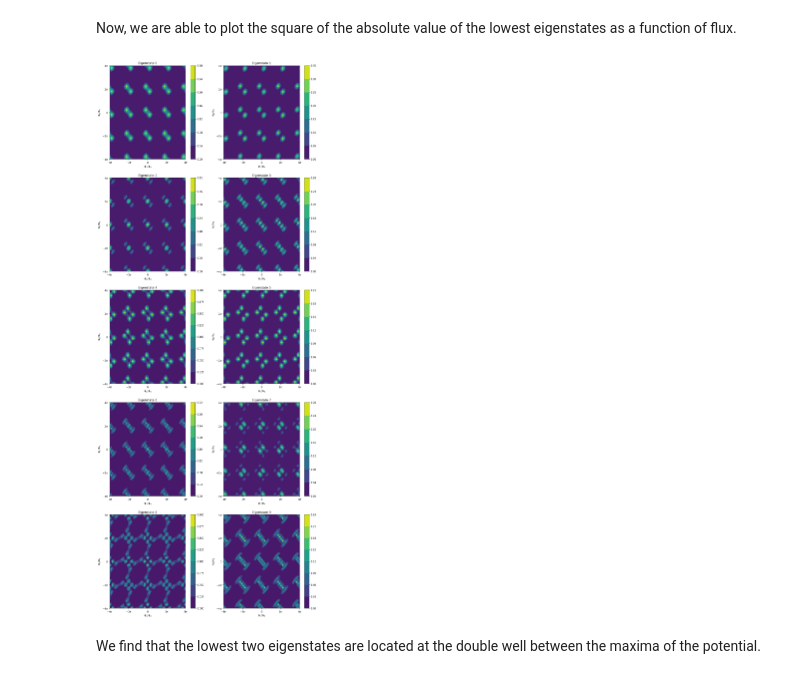
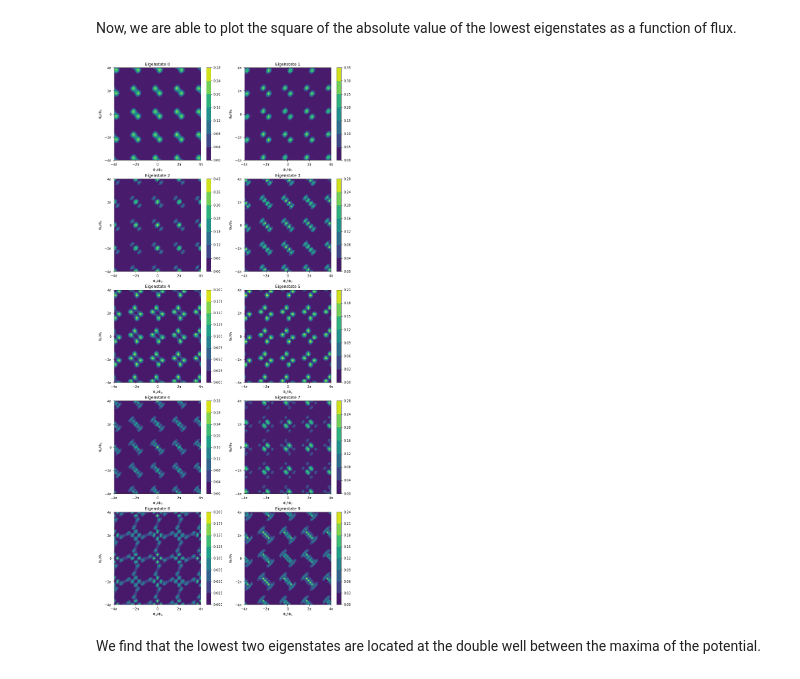
Before and after one commit to PhilippAumann/circuitq, a Jupyter notebook: docs/fluxqubit.ipynb, the cells around one changed output. Saved outputs shown, nothing was run; the diff lists cells and outputs as text; code cells hidden in the pictures.

```diff
--- a/docs/fluxqubit.ipynb
+++ b/docs/fluxqubit.ipynb
@@ -80,21 +84,21 @@ eigs = circuit.estates_in_phi_basis
 # %% [markdown]
 Now, we are able to plot the square of the absolute value of the lowest eigenstates as a function of flux.
 # %%
-plt.figure(figsize=(15,40))
+plt.figure(figsize=(13,30))
 for n in range(10):
     plt.subplot(5,2, n+1)
     plt.contourf(circuit.flux_list, circuit.flux_list,
-                 abs(np.array(eigs[n].reshape(circuit.n_dim,circuit.n_dim)))**2)
+      abs(np.array(eigs[n].reshape(circuit.n_dim,circuit.n_dim)).transpose())**2)
     plt.colorbar()
     plt.title("Eigenstate " + str(n) )
     plt.xticks(np.linspace(-4*np.pi, 4*np.pi, 5)*circuit.phi_0 ,
                [r'$-4\pi$',r'$-2\pi$',r'$0$',r'$2\pi$',r'$4\pi$'])
     plt.yticks(np.linspace(-4*np.pi, 4*np.pi, 5)*circuit.phi_0 ,
                [r'$-4\pi$',r'$-2\pi$',r'$0$',r'$2\pi$',r'$4\pi$'])
     plt.xlabel(r"$\Phi_1 / \Phi_0$")
     plt.ylabel(r"$\Phi_2 / \Phi_0$")
 plt.show()
 # %% [output]
-[figure, old version]
+[figure, new version]
 # %% [markdown]
 We find that the lowest two eigenstates are located at the double well between the maxima of the potential.
```
Also changed, not shown: parts of 4 cells of this notebook, 42 other files.
